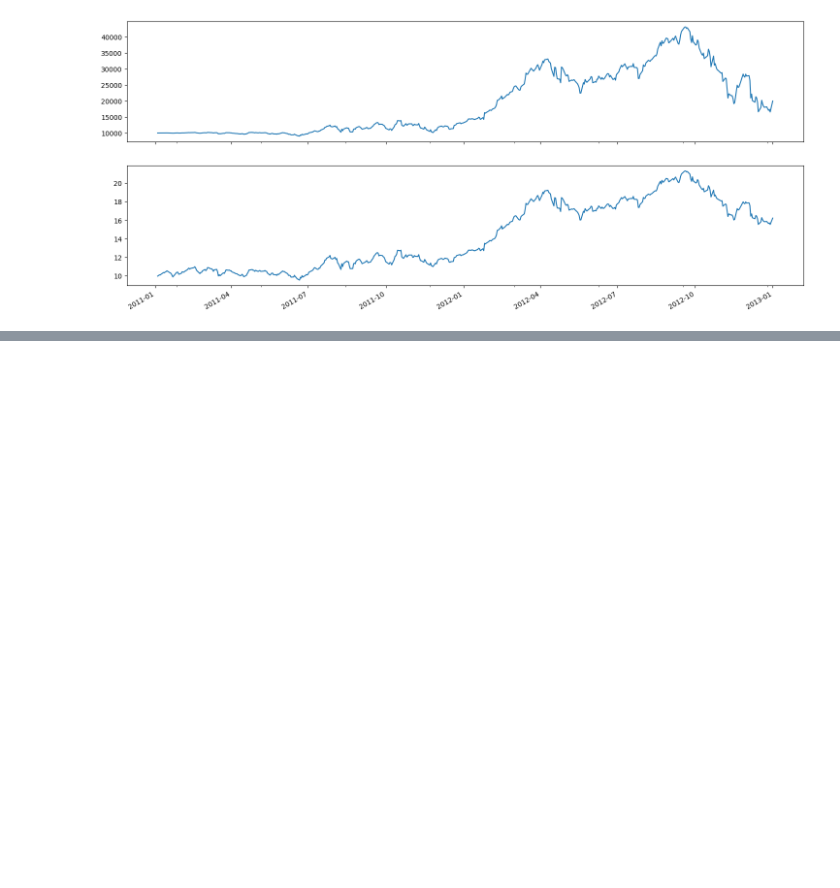
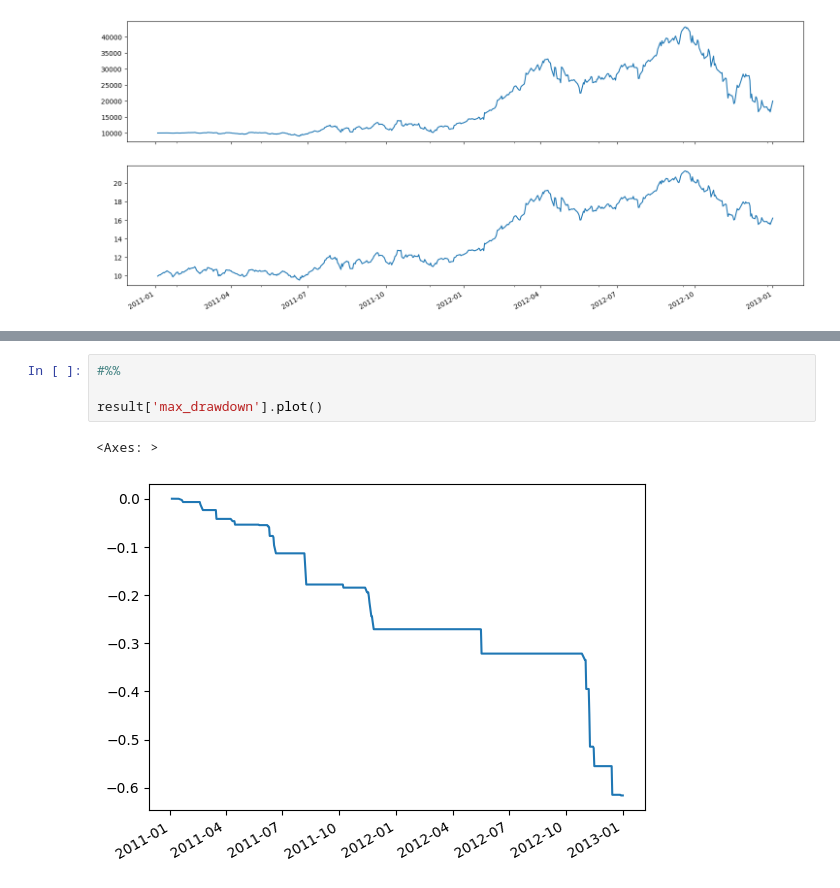
Before and after one commit to sharavsambuu/ziplinereloaded-norgate-exps, a Jupyter notebook: helloworld_cell.ipynb, the cells around one changed output, grey strips where cells are left out. Saved outputs shown, nothing was run; the diff lists cells and outputs as text; blank space fills up the shorter version.

```diff
--- a/helloworld_cell.ipynb
+++ b/helloworld_cell.ipynb
@@ -52,0 +100,7 @@ result = run_algorithm(
+# %%
+#%%
+
+result['max_drawdown'].plot()
+# %% [output]
+<Axes: >
+[figure, added]
```
Also changed, not shown: parts of 6 cells of this notebook, 1 other file.
